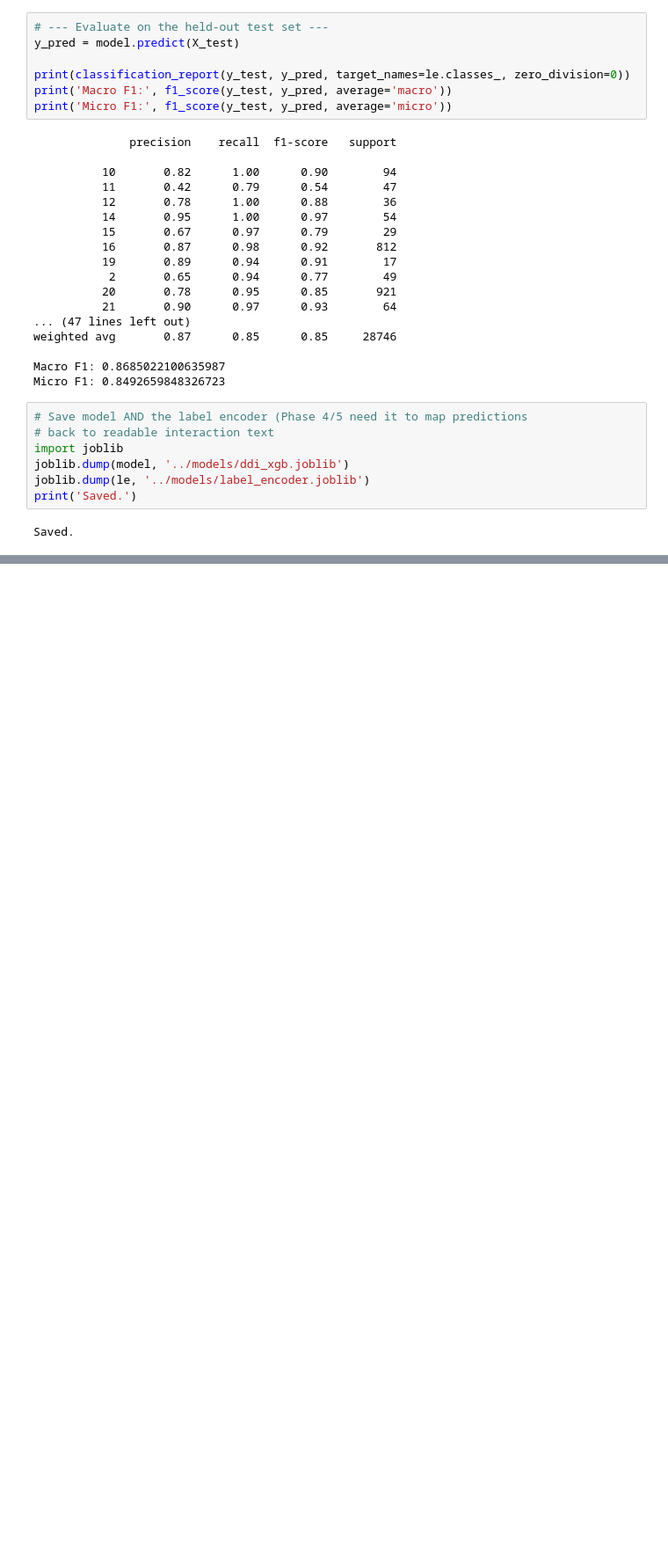
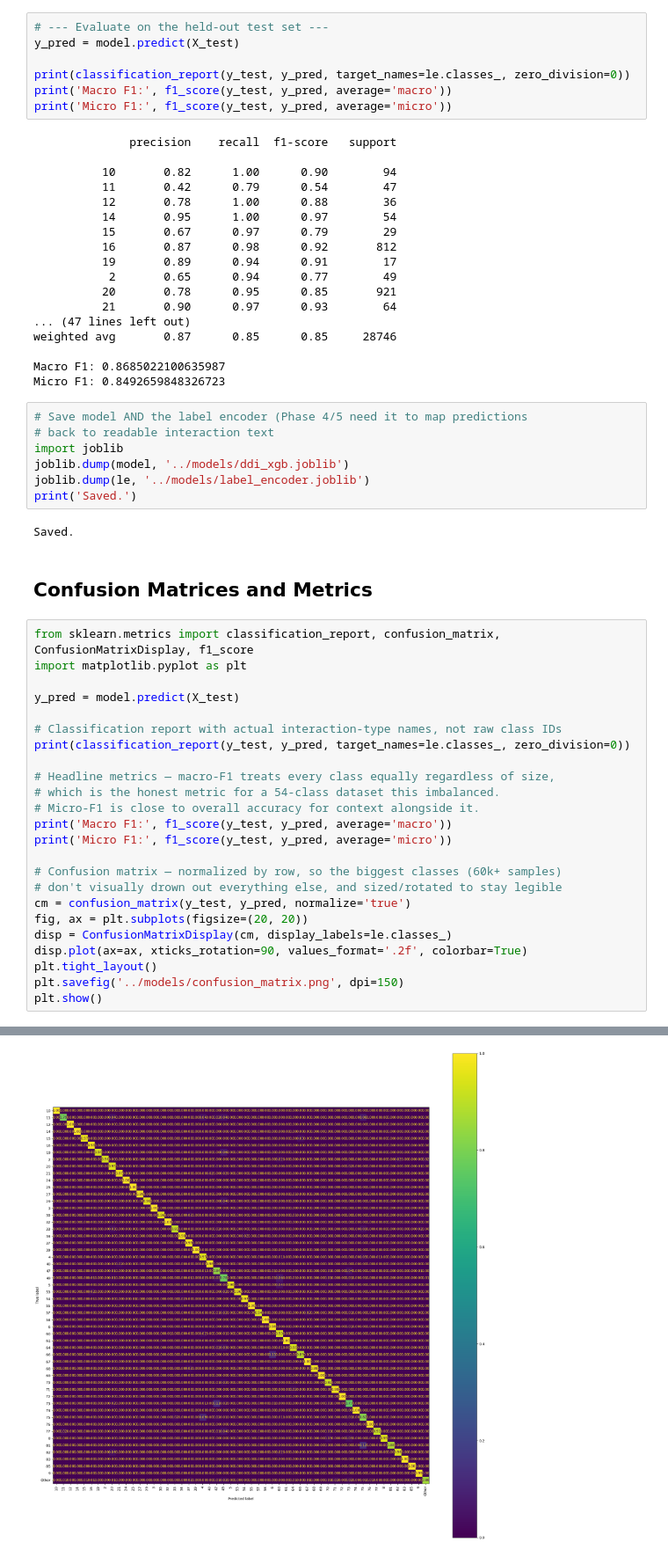
Before and after one commit to daniel-broadhead/ddi-predictor, a Jupyter notebook: notebooks/01_data_exploration.ipynb, the cells around one changed output, grey strips where cells are left out. Shown at 88% size. Drawn from its saved outputs; the diff is of its cells as text; blank space fills up the shorter version.

Commit message:
confusion matrices and metrics

```diff
--- a/notebooks/01_data_exploration.ipynb
+++ b/notebooks/01_data_exploration.ipynb
@@ -402,3 +404,30 @@ joblib.dump(le, '../models/label_encoder.joblib')
 print('Saved.')
 # %% [output]
 Saved.
+# %% [markdown]
+## Confusion Matrices and Metrics
+# %%
+from sklearn.metrics import classification_report, confusion_matrix, ConfusionMatrixDisplay, f1_score
+import matplotlib.pyplot as plt
+
+y_pred = model.predict(X_test)
+
+# Classification report with actual interaction-type names, not raw class IDs
+print(classification_report(y_test, y_pred, target_names=le.classes_, zero_division=0))
+
+# Headline metrics — macro-F1 treats every class equally regardless of size,
+# which is the honest metric for a 54-class dataset this imbalanced.
+# Micro-F1 is close to overall accuracy for context alongside it.
+print('Macro F1:', f1_score(y_test, y_pred, average='macro'))
+print('Micro F1:', f1_score(y_test, y_pred, average='micro'))
+
+# Confusion matrix — normalized by row, so the biggest classes (60k+ samples)
+# don't visually drown out everything else, and sized/rotated to stay legible
+cm = confusion_matrix(y_test, y_pred, normalize='true')
+fig, ax = plt.subplots(figsize=(20, 20))
+disp = ConfusionMatrixDisplay(cm, display_labels=le.classes_)
+disp.plot(ax=ax, xticks_rotation=90, values_format='.2f', colorbar=True)
+plt.tight_layout()
+plt.savefig('../models/confusion_matrix.png', dpi=150)
+plt.show()
+# %% [output]
@@ -404,0 +451 @@ Saved.
+[figure, added]
```
Also changed, not shown: parts of 4 cells of this notebook, 2 other files.
